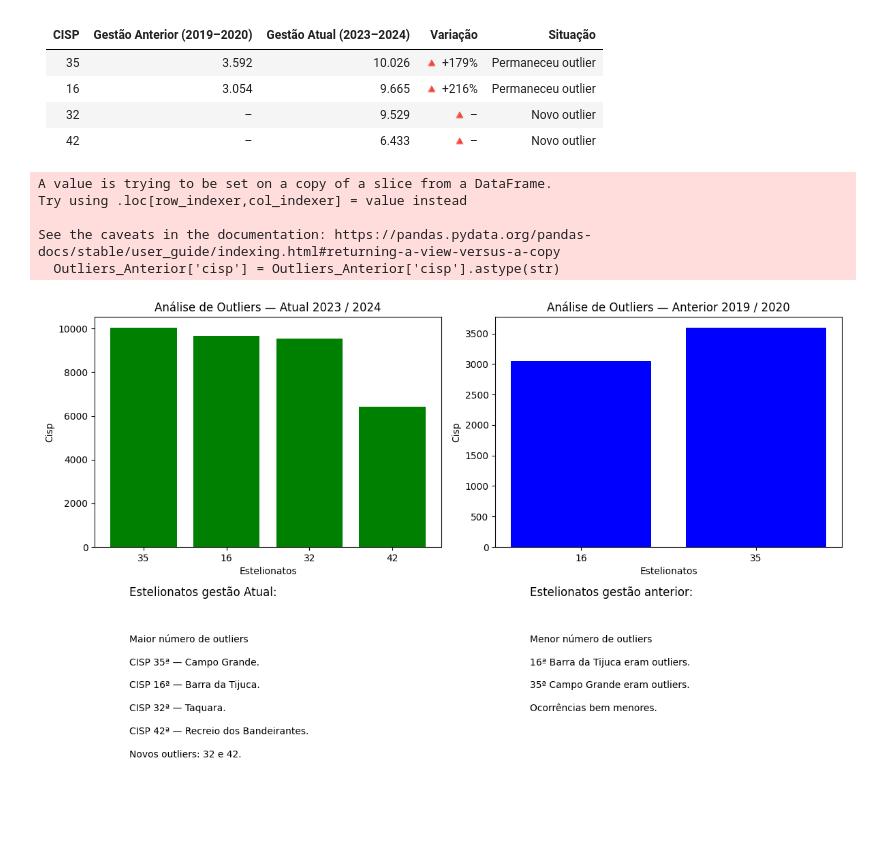
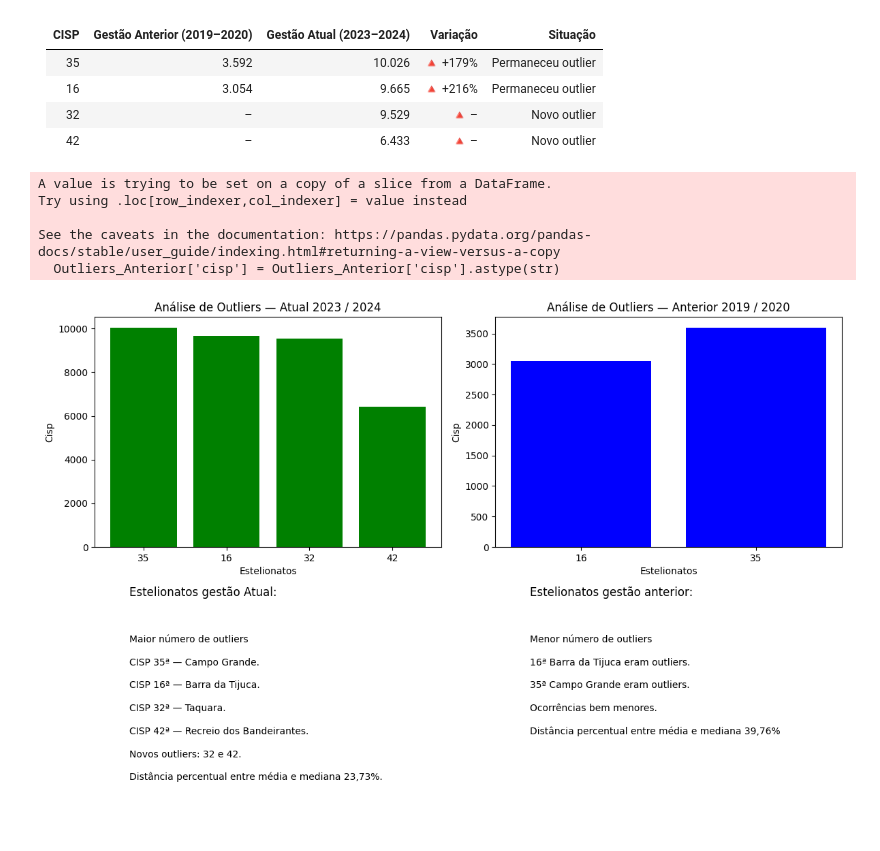
Before and after one commit to JOSESANTOS37/Repo_Senac, a Jupyter notebook: Aula 14/Distancia.ipynb, the cells around one changed output. Drawn from its saved outputs; the diff is of its cells as text; code cells hidden in the pictures.

```diff
--- a/Aula 14/Distancia.ipynb
+++ b/Aula 14/Distancia.ipynb
@@ -307,31 +307,38 @@ axs[1, 0].text(0.1, 0.8, 'Maior número de outliers ', fontsize=10)
 axs[1, 0].text(0.1, 0.7, 'CISP 35ª — Campo Grande.', fontsize=10)
 
 axs[1, 0].text(0.1, 0.6, 'CISP 16ª — Barra da Tijuca.', fontsize=10)
 
 axs[1, 0].text(0.1, 0.5, 'CISP 32ª — Taquara.', fontsize=10)
 
 axs[1, 0].text(0.1, 0.4, 'CISP 42ª — Recreio dos Bandeirantes.', fontsize=10)
 
 axs[1, 0].text(0.1, 0.3, 'Novos outliers: 32 e 42.', fontsize=10)
+
+axs[1, 0].text(0.1, 0.2, 'Distância percentual entre média e mediana 23,73%.', fontsize=10)
+
 #texto 2
 
 axs[1, 1].axis('off')
 
 axs[1, 1] .text(0.1, 1, 'Estelionatos gestão anterior: ', fontsize=12 , color='black' )
 
 axs[1, 1].text(0.1, 0.8, 'Menor número de outliers', fontsize=10)
 
 axs[1, 1].text(0.1, 0.7, '16ª Barra da Tijuca eram outliers.', fontsize=10)
 
 axs[1, 1].text(0.1, 0.6, '35ª Campo Grande eram outliers.', fontsize=10)
 
 axs[1, 1].text(0.1, 0.5, 'Ocorrências bem menores.', fontsize=10)
 
+axs[1, 1].text(0.1, 0.4, 'Distância percentual entre média e mediana 39,76%', fontsize=10)
+
+
+
 plt. tight_layout()
 # %% [output]
 A value is trying to be set on a copy of a slice from a DataFrame.
 Try using .loc[row_indexer,col_indexer] = value instead
 
 See the caveats in the documentation: https://pandas.pydata.org/pandas-docs/stable/user_guide/indexing.html#returning-a-view-versus-a-copy
   Outliers_Anterior['cisp'] = Outliers_Anterior['cisp'].astype(str)
-[figure, old version]
+[figure, new version]
```
Also changed, not shown: parts of 2 cells of this notebook.
